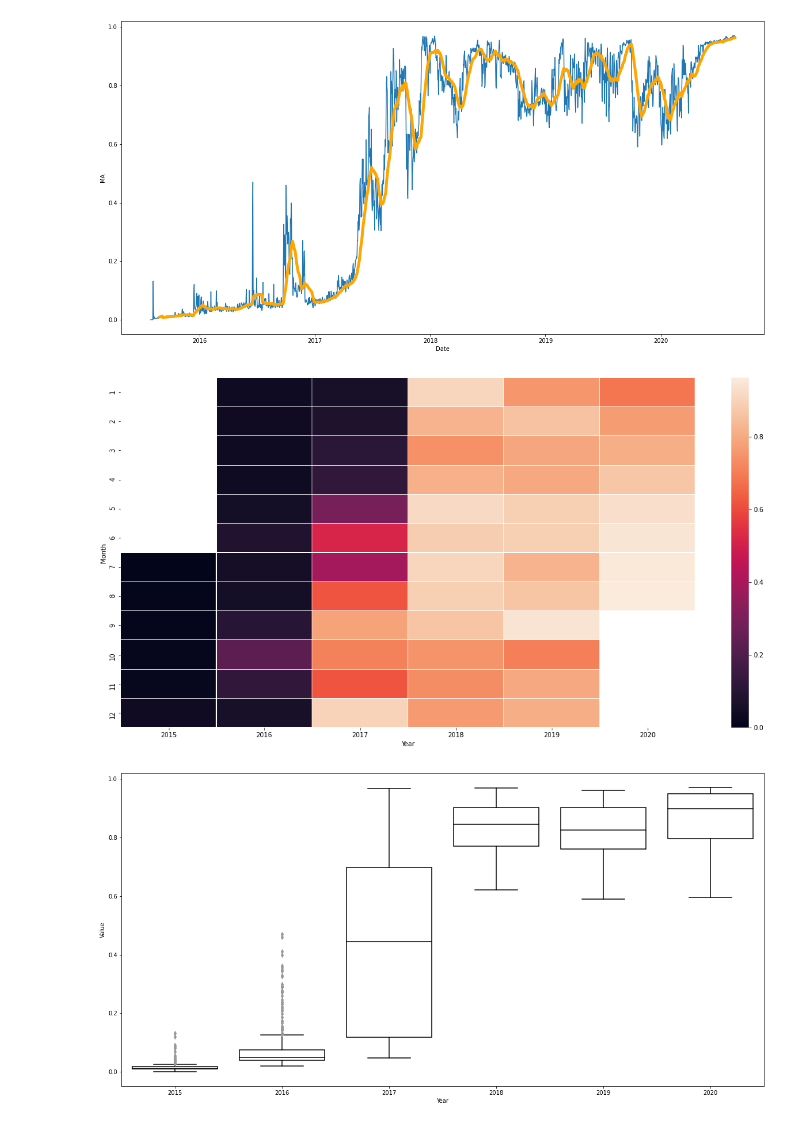
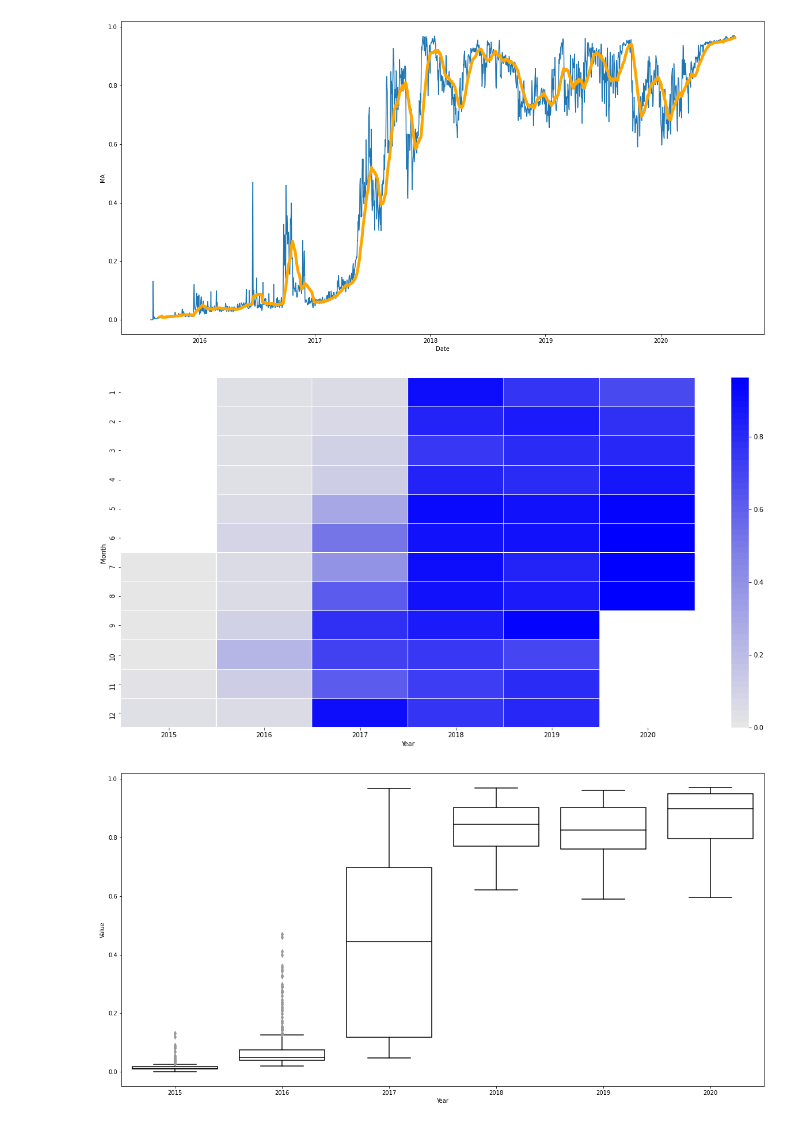
Before and after one commit to HektorLin/Etherscan_visualization, a Jupyter notebook: Etherscan_Visualization.ipynb, the cells around one changed output. Cells and saved outputs as stored; diff of their text form; code cells hidden in the pictures.

Commit message:
1. allow custom color maps for heatmap; 2. the diagonal in corr heatmap is masked; 3. width in violin plots is adjustable; 4. added a multiple 3D plot

```diff
--- a/Etherscan_Visualization.ipynb
+++ b/Etherscan_Visualization.ipynb
@@ -44,14 +47,19 @@ ax = sns.lineplot(x="Date", y="Value", data=plot_df)
 ax = sns.lineplot(x="Date", y="MA", data=plot_df, linewidth=5, color="orange")
 # %% [output]
 [figure]
+# %%
+# create custom colormap, using RGB values
+myColors = ((0.9, 0.9, 0.9), (0.5, 0.5, 0.9), (0.0, 0.0, 1.0)) # from light blue to blue
+#myColors = ((0.9, 0.9, 0.9), (200/255, 0.5, 0.5), (150/255, 0.0, 0.0)) # from light red to deep red
+cus_cmap = LinearSegmentedColormap.from_list('Custom', myColors, len(myColors)*20)
 # %%
 # heatmap by year and month
 fig, ax = plt.subplots(figsize=(20,10))
 plot_df = df[["Year","Month","Value"]].copy()
 plot_df = plot_df.pivot_table(index="Month", columns="Year", values="Value",aggfunc="mean")
-ax = sns.heatmap(plot_df, linewidths=0.1)
+ax = sns.heatmap(plot_df, linewidths=0.1,cmap=cus_cmap)
 # %% [output]
-[figure, old version]
+[figure, new version]
 # %%
 # Boxplots groupped by year
 fig, ax = plt.subplots(figsize=(20,10))
```
Also changed, not shown: parts of 9 cells of this notebook.
